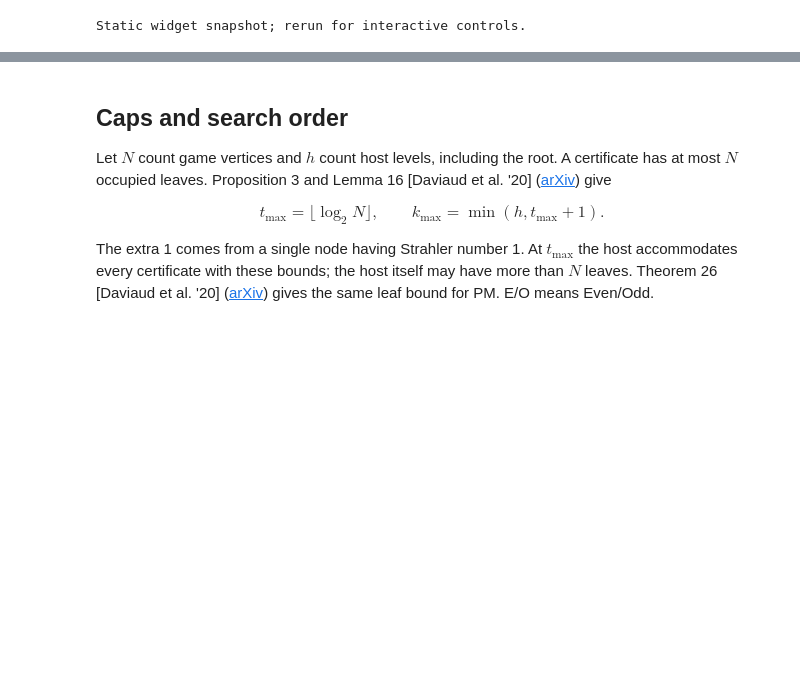
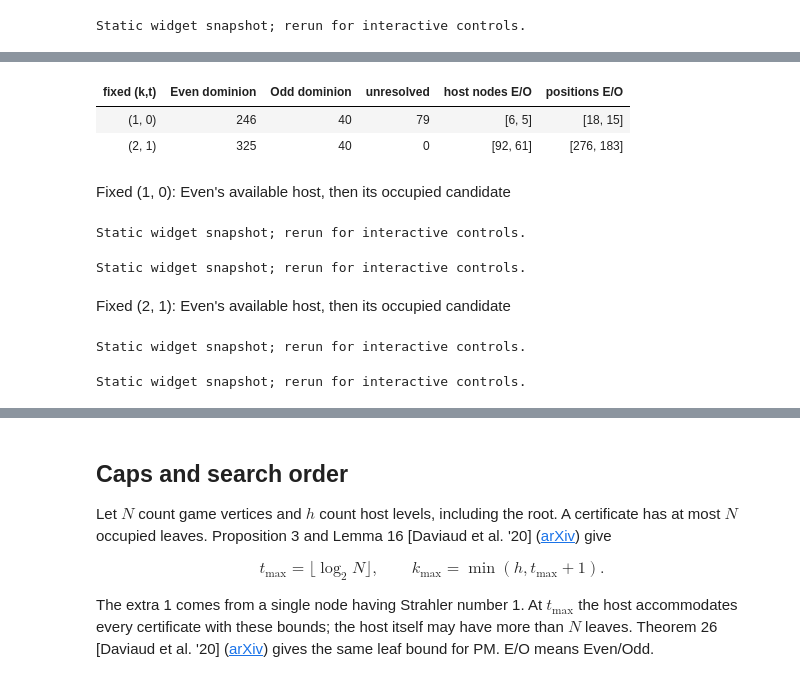
Before and after one commit to vfluegel/strahler-tree-experiments, a Jupyter notebook: jupyter-examples/08-lexicographic-adaptive-nester.ipynb, the cells around one changed output, grey strips where cells are left out. Cells and saved outputs as stored; diff of their text form; code cells hidden in the pictures; blank space fills up the shorter version.

```diff
--- a/jupyter-examples/08-lexicographic-adaptive-nester.ipynb
+++ b/jupyter-examples/08-lexicographic-adaptive-nester.ipynb
@@ -53,15 +53,19 @@ These are the complete hosts at Nester-1's first successful pairs.
 Left-hand numbers are depths, starting at zero for the root. Edge labels are bitstrings;
 $\varepsilon$ is the empty string.
 # %%
-# AD reports H -> h, K -> k, and t -> t.
-ad_hosts = []
-for player, parameters in zip(("Even", "Odd"), first["AD"]["parameters"]):
-    h, k, t = (parameters[key] for key in ("H", "K", "t"))
-    # host_svg takes (k, t, height), with height=h, to draw U^k_{t,h}.
-    ad_hosts.append(host_svg(k, t, h, f"AD host for {player}: h={h}, k={k}, t={t}"))
-display(HTML('<div style="display:flex;flex-wrap:wrap;gap:12px">' + "".join(ad_hosts) + '</div>'))
+# Replay the small native result to retain complete hosts and raw occupancy.
+nester1_game = strahler.Game.from_text(
+    bz2.open(HERE / "nester" / nester1["file"], "rt").read())
+nester1_run = strahler.trace(nester1_game, "lifting", tree_k=1, tree_t=0)
+nester1_state = nester1_run.state(-1)
+assert nester1_state.hosts[0].metrics == dict(
+    nodes=4, leaves=1, height=4, strahler=1, positions=12)
+assert len(nester1_run.result.regions[0]) == 22
+for player in range(2):
+    display(Markdown(("Even", "Odd")[player] + ": complete available AD host"))
+    display(HostView(nester1_state.hosts[player], labels=nester1_state.raw_labels[player]))
 
-# PM reports depth -> h-1, k -> k, and t -> t.
+# PM keeps its separate prefix-tree meaning.
 pm_parameters = first["PM"]["parameters"]
 assert pm_parameters[0] == pm_parameters[1]
 h = pm_parameters[0]["depth"] + 1
@@ -117,0 +141,25 @@ Static widget snapshot; rerun for interactive controls.
+# %%
+from host_lessons import nester2_comparison, nester2_explorer
+nester2_game, fixed_results, fixed_hosts = nester2_comparison()
+assert (len(nester2_game.vertices), len(nester2_game.edges),
+        len(set(nester2_game.priority.values()))) == (365, 479, 9)
+table(["fixed (k,t)", "Even dominion", "Odd dominion", "unresolved", "host nodes E/O", "positions E/O"],
+      [[str(pair), len(result.regions[0]), len(result.regions[1]), len(result.unresolved),
+        [h.metrics["nodes"] for h in fixed_hosts[pair]],
+        [h.metrics["positions"] for h in fixed_hosts[pair]]]
+       for pair, result in fixed_results.items()])
+for pair, result in fixed_results.items():
+    display(Markdown(f"Fixed {pair}: Even's available host, then its occupied candidate"))
+    display(HostView(fixed_hosts[pair][0], max_nodes=12, strip_window=12))
+    display(TreeView(result.trees[0], game=nester2_game, mode="tree"))
+assert fixed_results[1, 0].unresolved and fixed_results[2, 1].complete
+# %% [output]
+| fixed (k,t) | Even dominion | Odd dominion | unresolved | host nodes E/O | positions E/O |
+| (1, 0) | 246 | 40 | 79 | [6, 5] | [18, 15] |
+| (2, 1) | 325 | 40 | 0 | [92, 61] | [276, 183] |
+Fixed (1, 0): Even's available host, then its occupied candidate
+Static widget snapshot; rerun for interactive controls.
+Static widget snapshot; rerun for interactive controls.
+Fixed (2, 1): Even's available host, then its occupied candidate
+Static widget snapshot; rerun for interactive controls.
+Static widget snapshot; rerun for interactive controls.
```
Also changed, not shown: parts of 6 cells of this notebook, 35 other files.
